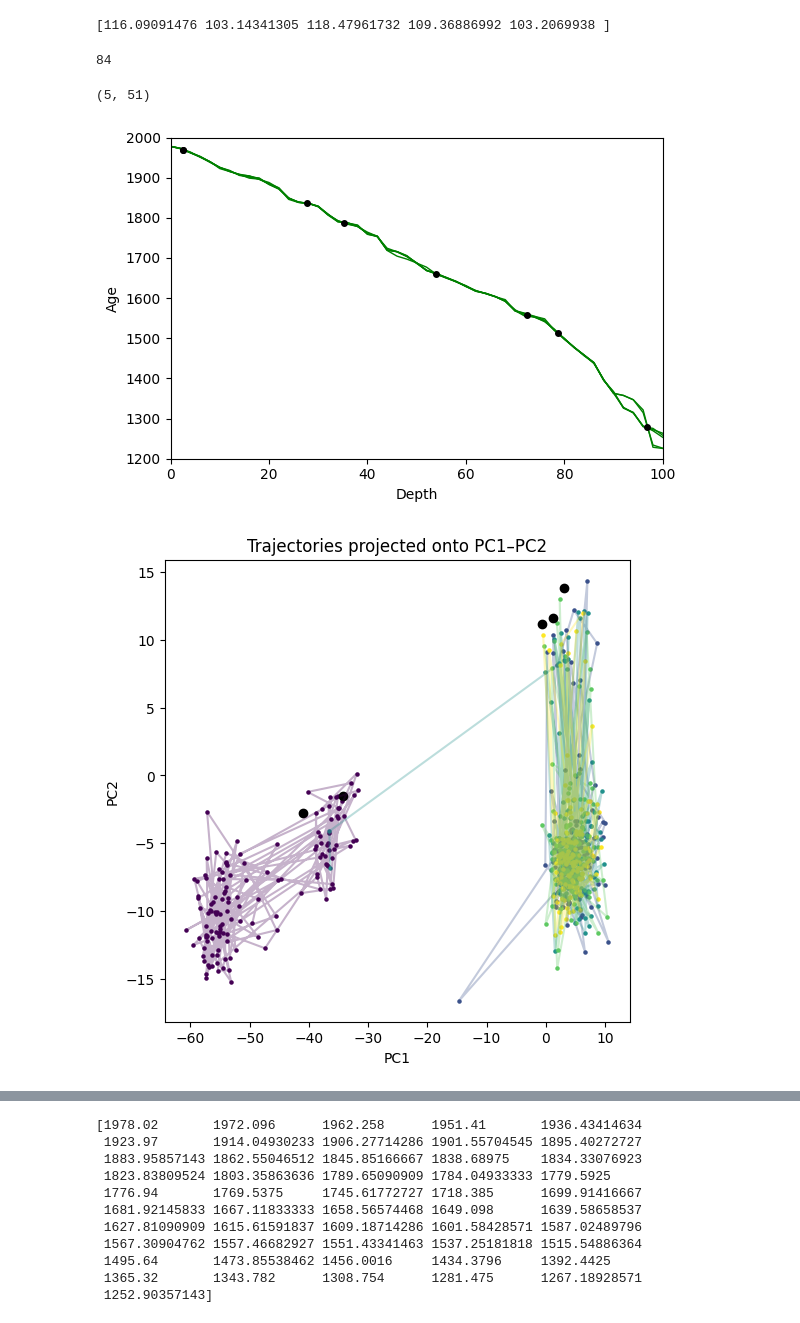
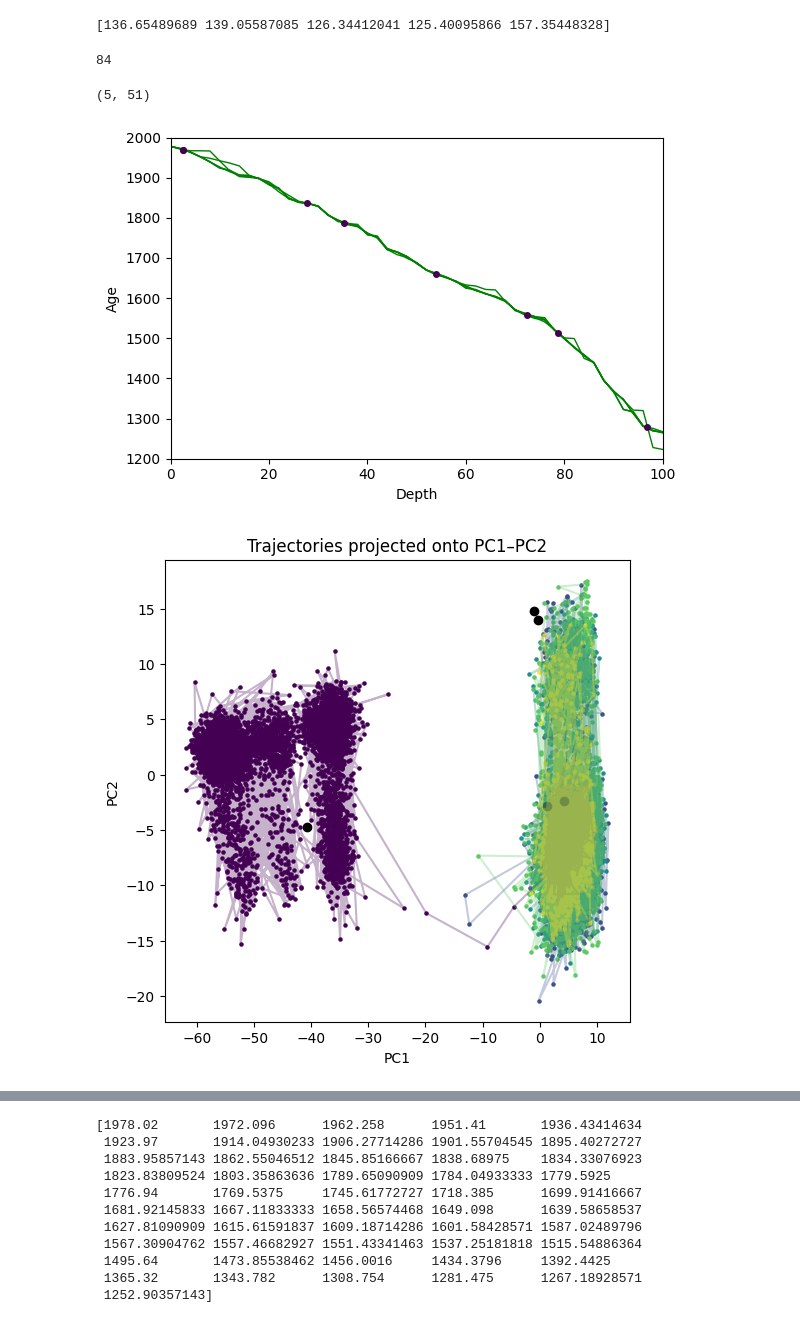
Before and after one commit to hannakjellson/Sampling-for-age-depth-modelling, a Jupyter notebook: python/src/age_depth_models/age_depth_model_OPES/plot.ipynb, the cells around one changed output, grey strips where cells are left out. Cells and saved outputs as stored; diff of their text form; code cells hidden in the pictures.

```diff
--- a/python/src/age_depth_models/age_depth_model_OPES/plot.ipynb
+++ b/python/src/age_depth_models/age_depth_model_OPES/plot.ipynb
@@ -95,7 +95,7 @@ else:
         # flat_E = sp_energies_hmc[i, :]
         # flat_samples = sp_hmc[i, :, :]
 
-    q25, q75 = np.percentile(flat_E, [25, 75])
+    q25, q75 = np.percentile(flat_E, [75, 100])
     candidate_mask = (flat_E >= q25) & (flat_E <= q75)
     candidate_E = flat_E[candidate_mask]
     candidate_samples = flat_samples[candidate_mask, :]
@@ -110,7 +110,7 @@ else:
     sp_energies= np.array(sp_energies)
     print(sp_energies)
 # %% [output]
-[116.09091476 103.14341305 118.47961732 109.36886992 103.2069938 ]
+[136.65489689 139.05587085 126.34412041 125.40095866 157.35448328]
 # %%
 sp_mean= np.mean(starting_points, axis = 0)
 sp_centered = starting_points-sp_mean
@@ -170,35 +170,35 @@ if config["ns"]>=100000:
 plt.show()
 # %% [output]
 (5, 51)
-[figure, old version]
+[figure, new version]
 # %%
 samples = (base_dir / f"../../../../output/{data_name}/{mid_name}/{config_str}/samples.npy").resolve()
 samples = np.load(samples)
 # %%
 proj = []
 for chain in range(samples.shape[0]):
-    traj = samples[chain, ::1000, :]
+    traj = samples[chain, ::10, :]
     traj_centered = traj - sp_mean
     coords = np.stack([traj_centered @ pc1,
                        traj_centered @ pc2], axis=1) # This should be the same as what i get when i print in C, maybe the indexing becomes wrong when i send in the pcs?
     proj.append(coords)
 
 # Plot
 fig, ax = plt.subplots(figsize=(6,6))
 
 for chain, coords in enumerate(proj):
     ax.plot(coords[:,0], coords[:,1], alpha=0.3, color=colors[chain])
     ax.scatter(coords[:,0], coords[:,1], s=5, color=colors[chain], label=f"chain {chain}")
 
 ax.scatter(sp @ pc1, sp @ pc2, color = 'black', marker = 'o')
 ax.set_xlabel("PC1")
 ax.set_ylabel("PC2")
 ax.set_title("Trajectories projected onto PC1–PC2")
 if config["ns"]>=100000:
     plt.savefig(f"../../../../pics/{data_name}/{mid_name}/{config_str}/trajectory.jpg")
 plt.show()
 # %% [output]
-[figure, old version]
+[figure, new version]
 # %%
 # Print R_hat and N_eff using arviz
 ages = data["theta"] - config["dc"] * np.cumsum(samples[:, ::int(len(samples[0, :, 0])/1000), :], axis = 2)
```
Also changed, not shown: parts of 13 cells of this notebook, 2 other files.
